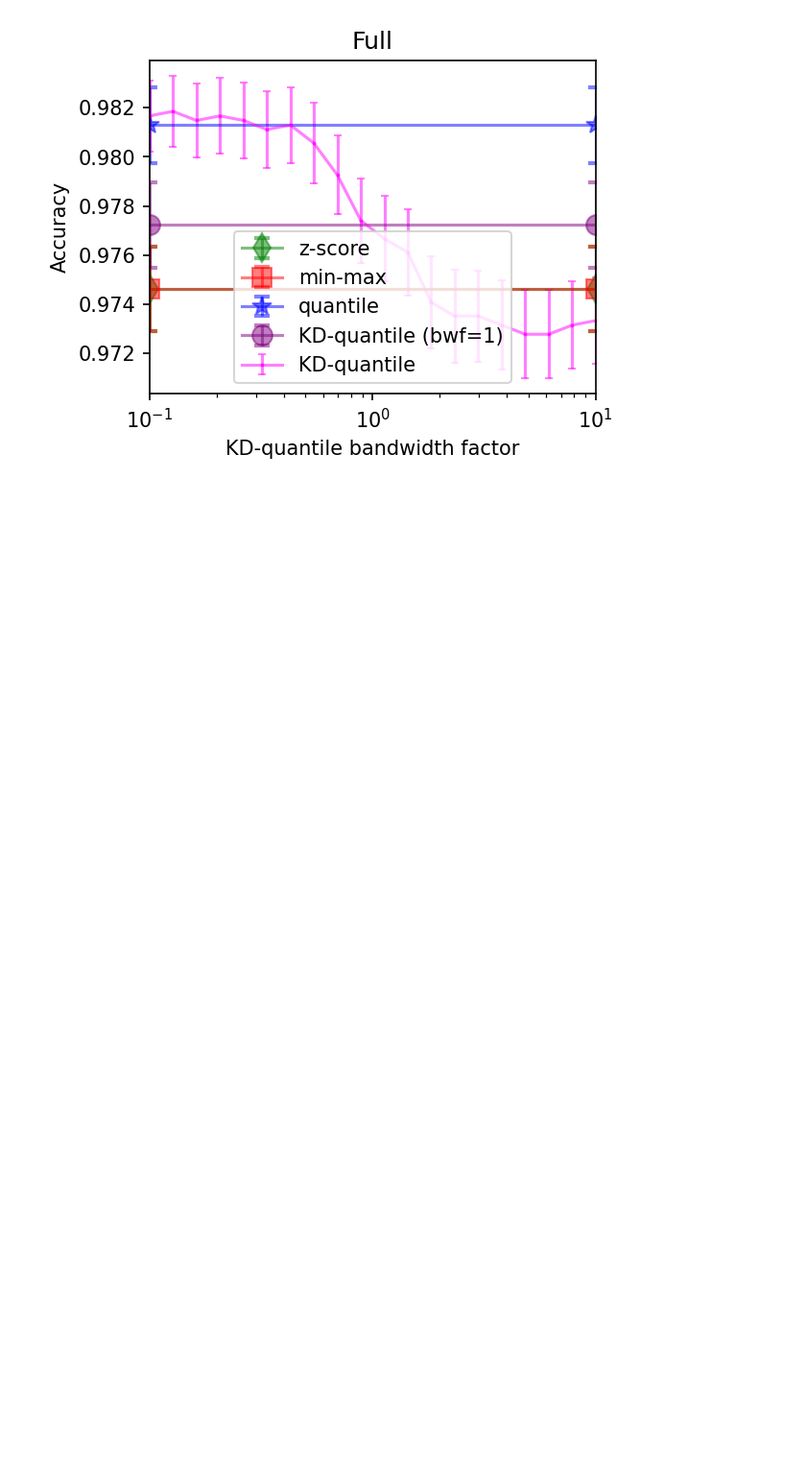
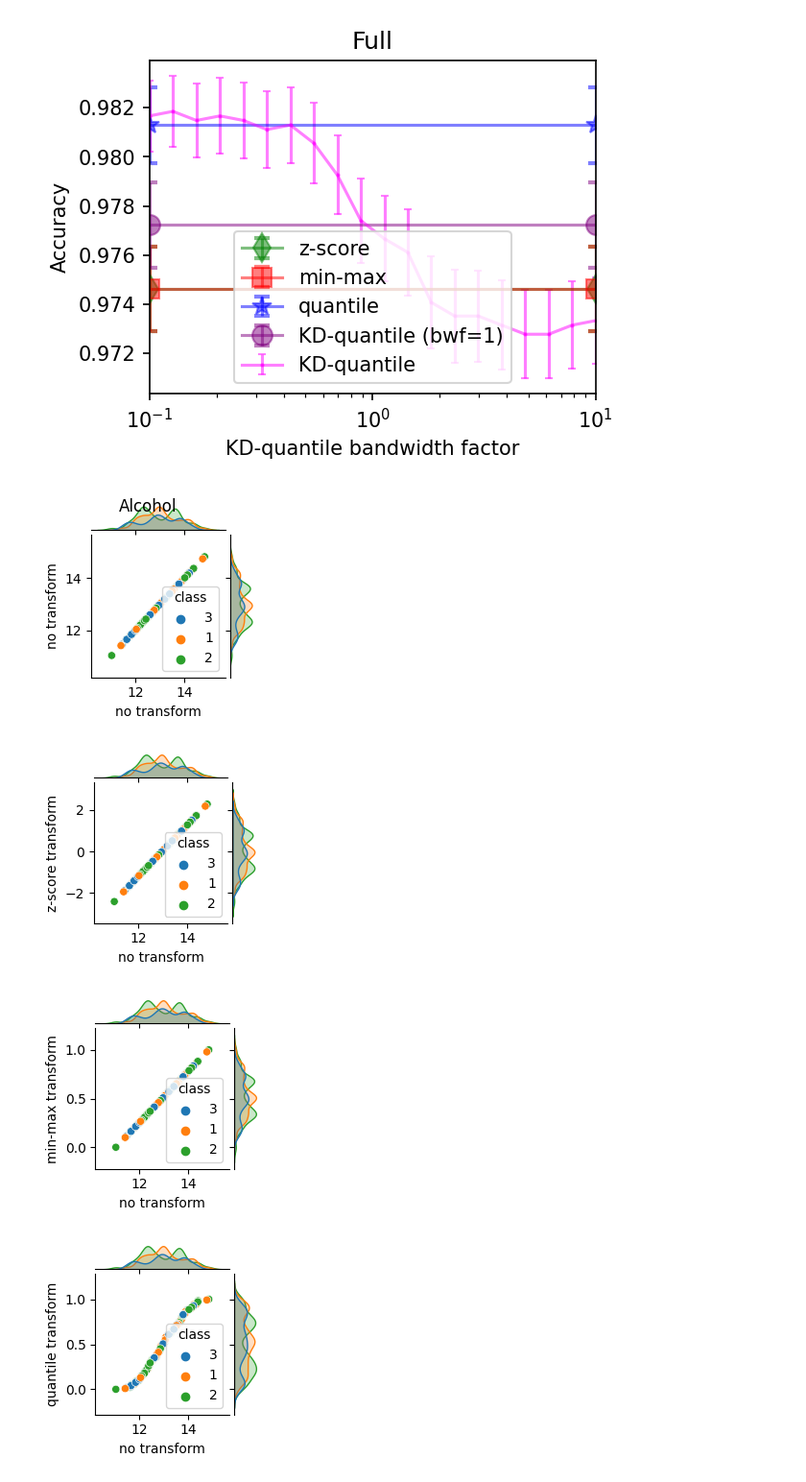
Before and after one commit to calvinmccarter/kditransform, a Jupyter notebook: examples/wine.ipynb, the cells around one changed output. Shown: that part at 96% size. Drawn from its saved outputs; the diff is of its cells as text; code cells hidden in the pictures; blank space fills up the shorter version.

Commit message:
added iris, penguins, hawks. added jointplots for wine

```diff
--- a/examples/wine.ipynb
+++ b/examples/wine.ipynb
@@ -326,3 +318,23 @@ plt.title('Full');
 # %% [output]
 [figure]
 [figure]
+# %%
+for fix, fname in enumerate(columns[1:3]):
+    cols = [
+        X_dict[pname]['train']['full'][:, [fix]] for pname in list(X_dict.keys())
+    ]
+    df = pd.DataFrame(np.concatenate(cols, axis=1), columns=[_+" transform" for _ in X_dict.keys()])
+    df['class'] = y_train.reshape(-1, 1).astype('int').astype('str')
+    for pix, pname in enumerate(list(X_dict.keys())):
+        grid = sns.jointplot(data=df, x='no transform', y=f'{pname} transform', hue='class', marginal_kws=dict(bw_adjust=0.5),height=2.5)
+        sns.move_legend(plt.gca(), 'lower right')
+        if pix == 0:
+            grid.fig.suptitle(fname)
+            grid.fig.subplots_adjust(top=0.95)
+        else:
+            grid.fig.savefig(f'jointplot-wine-{fname}-{pname}.pdf');
+# %% [output]
+[figure, added]
+[figure, added]
+[figure, added]
+[figure, added]
```
Also changed, not shown: parts of 3 cells of this notebook, 15 other files.
